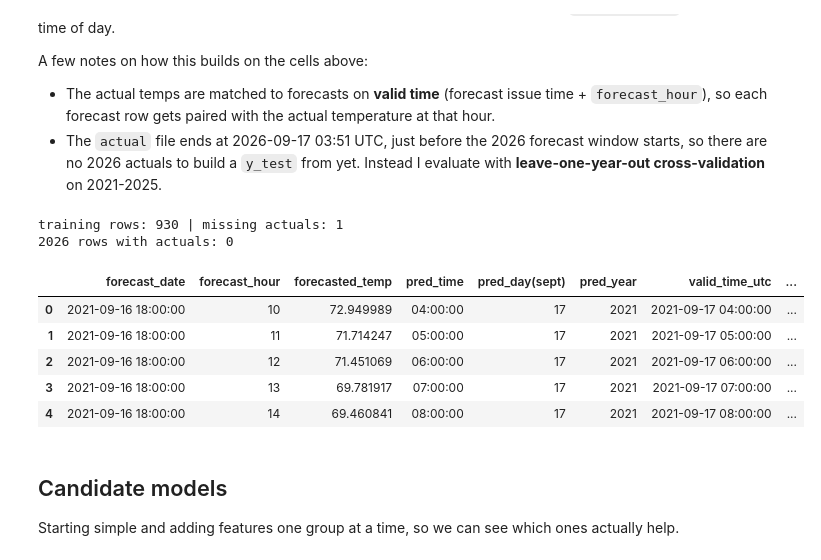
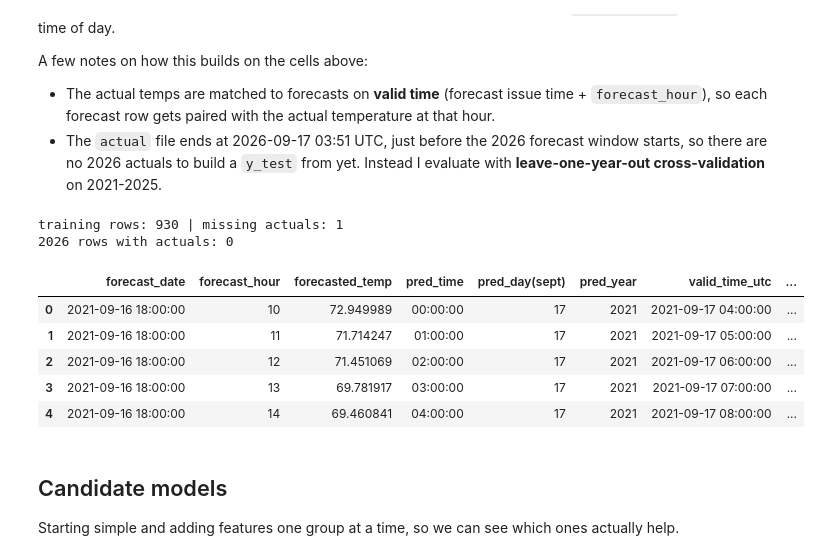
Before and after one commit to jothigup/weather-prediction-RDU, a Jupyter notebook: notebooks/jothi_linear_regression.ipynb, the cells around one changed output. Saved outputs shown, nothing was run; the diff lists cells and outputs as text; code cells hidden in the pictures.

```diff
--- a/notebooks/jothi_linear_regression.ipynb
+++ b/notebooks/jothi_linear_regression.ipynb
@@ -21,10 +21,10 @@ Getting the X_train data
 historical_temps = csv_read("/Users/jothigupta/sem_1/AIPI 520/weather-prediction-RDU/data/raw/RDU_ACTUAL_HISTORICAL(2).csv")
 
 # Convert to datetime
-historical_temps['observation_time_utc'] = pd.to_datetime(historical_temps['observation_time_utc'], utc=True)
-historical_temps['hour_utc'] = pd.to_datetime(historical_temps['hour_utc'], utc=True)
-historical_temps['observation_time_local'] = pd.to_datetime(historical_temps['observation_time_local'], utc=True)
-historical_temps['hour_local'] = pd.to_datetime(historical_temps['hour_local'], utc=True)
+for col in ["observation_time_utc", "hour_utc", "observation_time_local", "hour_local"]:
+    historical_temps[col] = pd.to_datetime(
+        historical_temps[col].astype(str).str[:19], errors="coerce"
+    )
 
 # Feature engineering
 historical_temps["time"] = historical_temps["hour_local"].dt.time
@@ -42,4 +42,6 @@ sept_historical_temps = sept_historical_temps[sept_historical_temps["year"].betw
 y_col = ["temperature_f"]
 y_train = sept_historical_temps[y_col]
 y_train.head()
+
+historical_temps.head()
 # %% [output]
@@ -60,9 +63,11 @@ historical_preds.columns = cols
 historical_preds.head()
 
 # Convert to datetime
-historical_preds['forecast_date'] = pd.to_datetime(historical_preds['forecast_date'])
-historical_preds['predicted_date_time'] = pd.to_datetime(historical_preds['predicted_date_time'])
-print(historical_preds.dtypes)
+historical_preds["predicted_date_time"] = (
+    pd.to_datetime(historical_preds["predicted_date_time"], utc=True)
+    .dt.tz_convert("America/New_York")
+    .dt.tz_localize(None)
+)
 
 # Feature engineering
 historical_preds["pred_time"] = historical_preds["predicted_date_time"].dt.time
@@ -109,8 +113,10 @@ preds_2026.columns = cols
 preds_2026.head()
 
 # Convert to date time
-preds_2026['forecast_date'] = pd.to_datetime(preds_2026['forecast_date'])
-preds_2026['predicted_date_time'] = pd.to_datetime(preds_2026['predicted_date_time'])
+for col in ["forecast_date", "predicted_date_time"]:
+    preds_2026[col] = pd.to_datetime(
+        preds_2026[col].astype(str).str[:19], errors="coerce"
+    )
 
 # Feature engineering
 preds_2026["pred_time"] = preds_2026["predicted_date_time"].dt.time
@@ -207,45 +213,46 @@ A few notes on how this builds on the cells above:
 # %%
 from sklearn.metrics import mean_absolute_error
 
-# ---- Step 1: valid time + time-of-day features (works on both X_train and X_test) ----
+# Valid time + time-of-day features (works on both X_train and X_test) ----
 def add_time_features(X):
     X = X.copy()
+    X["forecast_date"] = pd.to_datetime(X["forecast_date"])   # make sure it is a datetime, not a string
     # valid time = when the forecast was issued + how many hours ahead it looks
     X["valid_time_utc"] = X["forecast_date"] + pd.to_timedelta(X["forecast_hour"], unit="h")
     # hour of day in local (Raleigh) time, encoded as sin/cos so 23:00 and 00:00 are "close"
     local = X["valid_time_utc"].dt.tz_localize("UTC").dt.tz_convert("America/New_York")
     X["hour_sin"] = np.sin(2 * np.pi * local.dt.hour / 24)
     X["hour_cos"] = np.cos(2 * np.pi * local.dt.hour / 24)
     # lets the model trust GFS less the further out it forecasts
     X["gfs_x_lead"] = X["forecasted_temp"] * X["forecast_hour"] / 100
     return X
 
 X_train_full = add_time_features(X_train)
 X_test_full  = add_time_features(X_test)
 
-# ---- Step 2: actual temperature for each hour (this is y) ----
+# Actual temperature for each hour
 actual = historical_temps[["hour_utc", "temperature_f"]].dropna().copy()
-actual["valid_time_utc"] = actual["hour_utc"].dt.tz_convert(None)   # UTC, tz-naive to match forecasts
+actual["valid_time_utc"] = actual["hour_utc"]   # already UTC and tz-naive (offset was sliced off), matches forecasts
 actual = (actual.groupby("valid_time_utc", as_index=False)["temperature_f"].mean()
                 .rename(columns={"temperature_f": "actual_temp_f"}))
 
-# ---- Step 3: attach actuals to the training forecasts ----
+# Attach actuals to the training forecasts
 train = X_train_full.merge(actual, on="valid_time_utc", how="left")
 print("training rows:", len(train), "| missing actuals:", train["actual_temp_f"].isna().sum())
 train = train.dropna(subset=["actual_temp_f"]).reset_index(drop=True)
 
-# sanity check: 2026 actuals that overlap the forecast window (expect 0)
+# Sanity check: 2026 actuals that overlap the forecast window (expect 0)
 print("2026 rows with actuals:", X_test_full.merge(actual, on="valid_time_utc").shape[0])
 train.head()
 # %% [output]
 training rows: 930 | missing actuals: 1
 2026 rows with actuals: 0
 |  | forecast_date | forecast_hour | forecasted_temp | pred_time | pred_day(sept) | pred_year | valid_time_utc | ... |
-| 0 | 2021-09-16 18:00:00 | 10 | 72.949989 | 04:00:00 | 17 | 2021 | 2021-09-17 04:00:00 | ... |
-| 1 | 2021-09-16 18:00:00 | 11 | 71.714247 | 05:00:00 | 17 | 2021 | 2021-09-17 05:00:00 | ... |
-| 2 | 2021-09-16 18:00:00 | 12 | 71.451069 | 06:00:00 | 17 | 2021 | 2021-09-17 06:00:00 | ... |
-| 3 | 2021-09-16 18:00:00 | 13 | 69.781917 | 07:00:00 | 17 | 2021 | 2021-09-17 07:00:00 | ... |
-| 4 | 2021-09-16 18:00:00 | 14 | 69.460841 | 08:00:00 | 17 | 2021 | 2021-09-17 08:00:00 | ... |
+| 0 | 2021-09-16 18:00:00 | 10 | 72.949989 | 00:00:00 | 17 | 2021 | 2021-09-17 04:00:00 | ... |
+| 1 | 2021-09-16 18:00:00 | 11 | 71.714247 | 01:00:00 | 17 | 2021 | 2021-09-17 05:00:00 | ... |
+| 2 | 2021-09-16 18:00:00 | 12 | 71.451069 | 02:00:00 | 17 | 2021 | 2021-09-17 06:00:00 | ... |
+| 3 | 2021-09-16 18:00:00 | 13 | 69.781917 | 03:00:00 | 17 | 2021 | 2021-09-17 07:00:00 | ... |
+| 4 | 2021-09-16 18:00:00 | 14 | 69.460841 | 04:00:00 | 17 | 2021 | 2021-09-17 08:00:00 | ... |
 # %% [markdown]
 ## Candidate models
 
```
Also changed, not shown: parts of 9 cells of this notebook.
